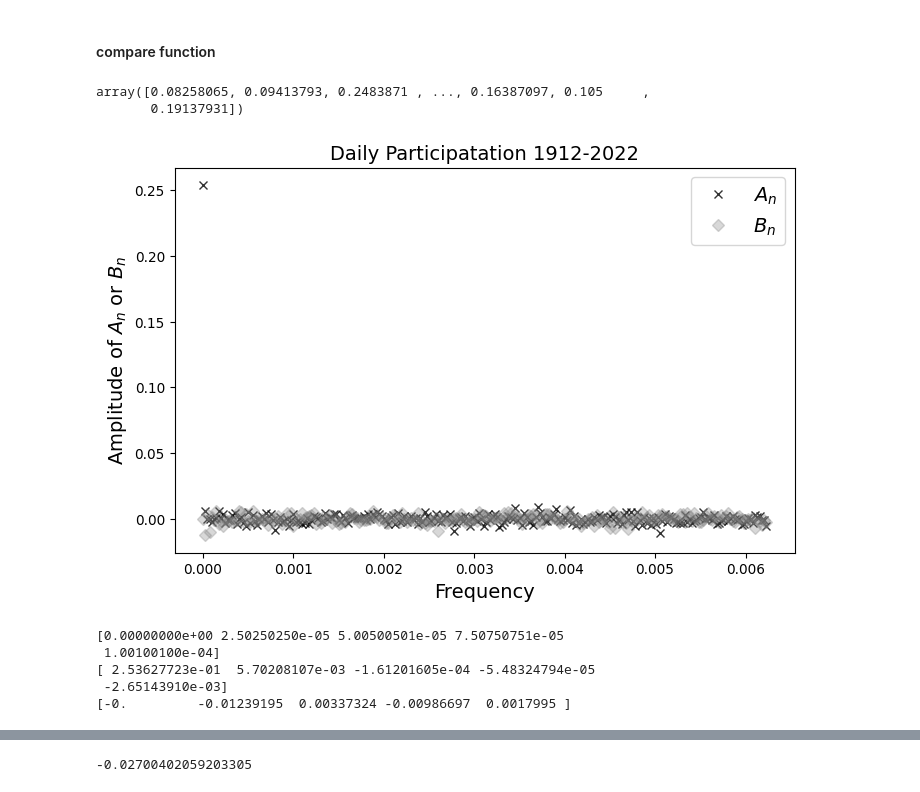
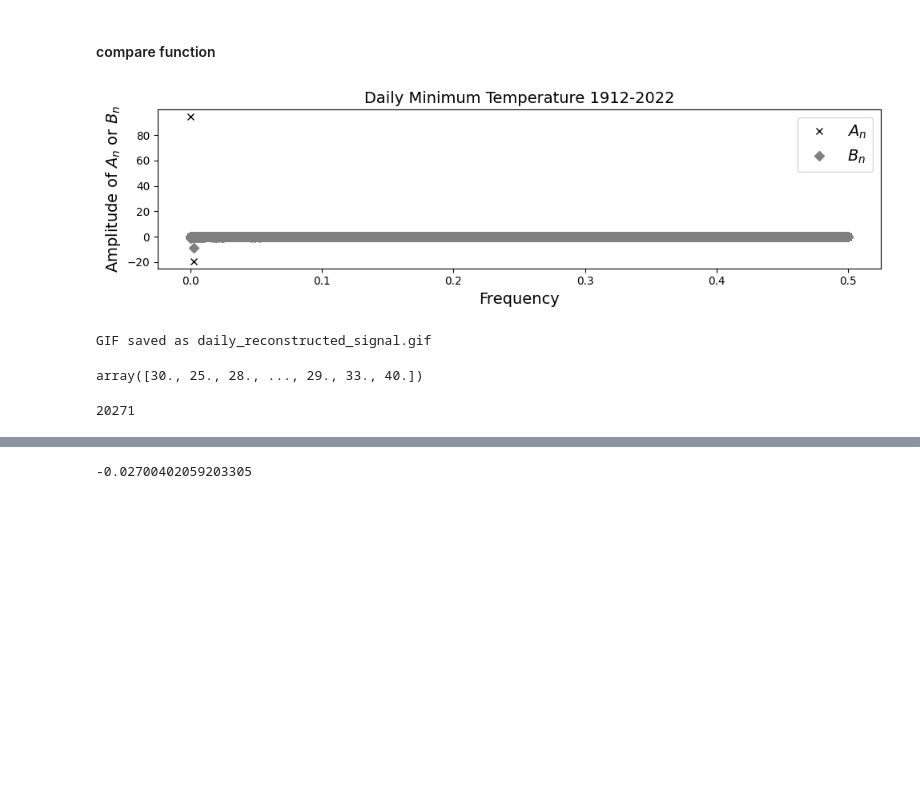
Before and after one commit to ruixuan-ray-zhang/PTSA, a Jupyter notebook: example_code.ipynb, the cells around one changed output, grey strips where cells are left out. Cells and saved outputs as stored; diff of their text form; code cells hidden in the pictures; blank space fills up the shorter version.

Commit message:
create plots

```diff
--- a/example_code.ipynb
+++ b/example_code.ipynb
@@ -385,38 +455,43 @@ def reconstructed_signal(
-# %%
-df['PRCP'].values
-# %% [output]
-array([0.08258065, 0.09413793, 0.2483871 , ..., 0.16387097, 0.105     ,
-       0.19137931])
 # %%
+from matplotlib.animation import FuncAnimation, PillowWriter
+
 fontsize = 14
-dt = 30
-frequencies, a_n_sntv, b_n_sntv = calculate_fourier_series(dt, df['PRCP'].values)
-frequencies_to_plot = frequencies[:250]
-a_n_to_plot = a_n_sntv[:250]
-b_n_to_plot = b_n_sntv[:250]
+dt = 1
+frequencies, a_n_sntv, b_n_sntv = calculate_fourier_series(dt, df['TMIN'].values)
+frequencies_to_plot = frequencies
+a_n_to_plot = a_n_sntv
+b_n_to_plot = b_n_sntv
 
-plt.figure(figsize=(8,5), dpi=100)
+plt.figure(figsize=(10,3), dpi=100)
 colors = ['black','grey']
-plt.plot(frequencies_to_plot, a_n_to_plot, 'x', label=r'$A_n$', color=colors[0], ms=6, alpha=0.8)
-plt.plot(frequencies_to_plot, b_n_to_plot, 'D', label=r'$B_n$', color=colors[1], ms=6, alpha=0.3)
+plt.plot(frequencies_to_plot, a_n_to_plot, 'x', label=r'$A_n$', color=colors[0], ms=6, alpha=1)
+plt.plot(frequencies_to_plot, b_n_to_plot, 'D', label=r'$B_n$', color=colors[1], ms=6, alpha=1)
 
 colors_freq = ['#a1dab4', '#41b6c4', '#225ea8']
 plt.legend(fontsize=fontsize)
 plt.ylabel(r'Amplitude of $A_n$ or $B_n$', fontsize=fontsize)
 plt.xlabel('Frequency', fontsize=fontsize)
 plt.tick_params(axis='both', labelsize=fontsize * 0.7)
-plt.title('Daily Participatation 1912-2022', fontsize=fontsize)
+plt.title('Daily Minimum Temperature 1912-2022', fontsize=fontsize)
+plt.tight_layout()
 plt.show()
-print(frequencies_to_plot[:5])
-print(a_n_to_plot[:5])
-print(b_n_to_plot[:5])
+
+magnitude = a_n_sntv**2 + b_n_sntv**2
+mask = np.zeros(int(len(df['TMIN'].values)/2+1))
+
+num_frequencies = range(1, len(frequencies),500)
+create_gif(mask, df['TMIN'].values, magnitude, num_frequencies, output_filename="daily_reconstructed_signal.gif")
 # %% [output]
-[figure, old version]
+[figure, new version]
-[0.00000000e+00 2.50250250e-05 5.00500501e-05 7.50750751e-05
- 1.00100100e-04]
-[ 2.53627723e-01  5.70208107e-03 -1.61201605e-04 -5.48324794e-05
- -2.65143910e-03]
-[-0.         -0.01239195  0.00337324 -0.00986697  0.0017995 ]
+GIF saved as daily_reconstructed_signal.gif
+# %%
+df['TMIN'].values
+# %% [output]
+array([30., 25., 28., ..., 29., 33., 40.])
+# %%
+len(frequencies)
+# %% [output]
+20271
 # %%
 def calculate_time_varying_fourier_series(
     dt: float, n_steps_per_seg: int, noverlap: int, signal: np.ndarray
```
Also changed, not shown: parts of 14 cells of this notebook, 5 other files.
